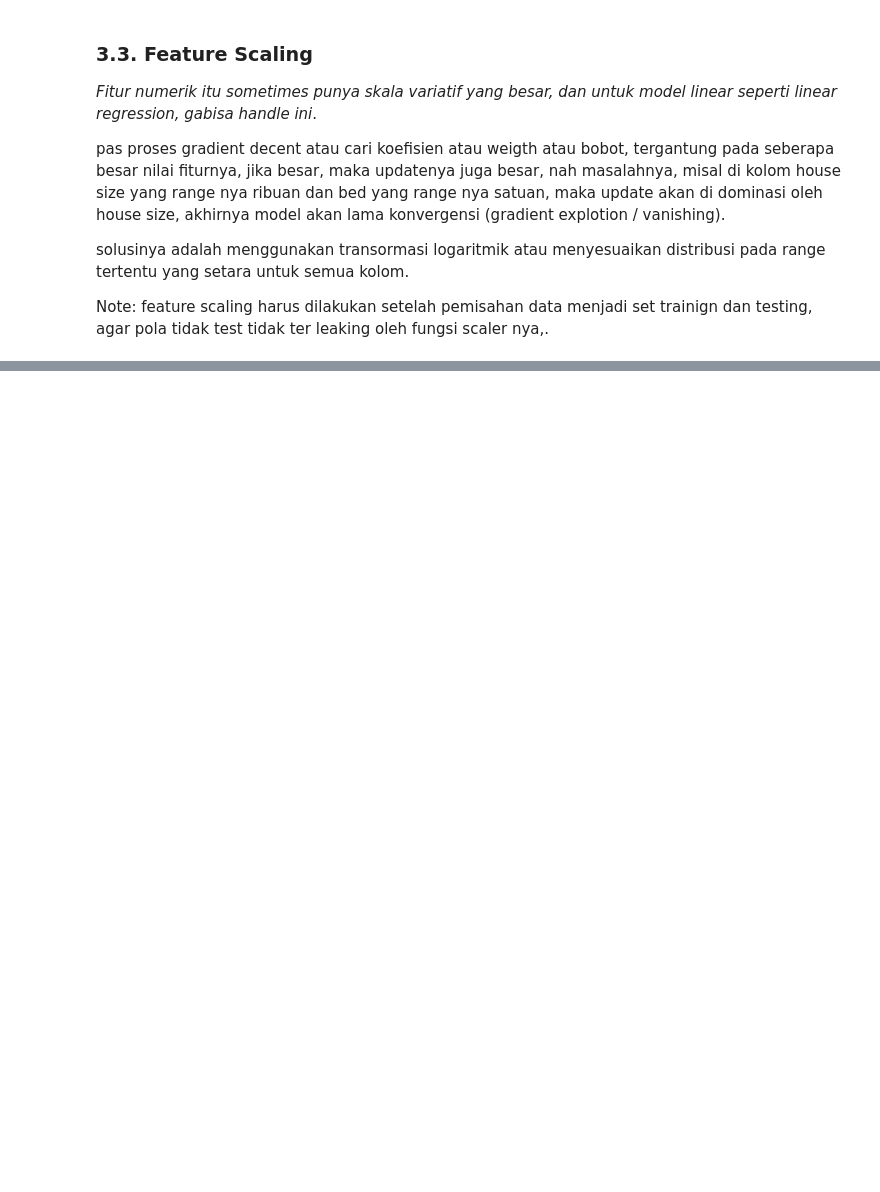
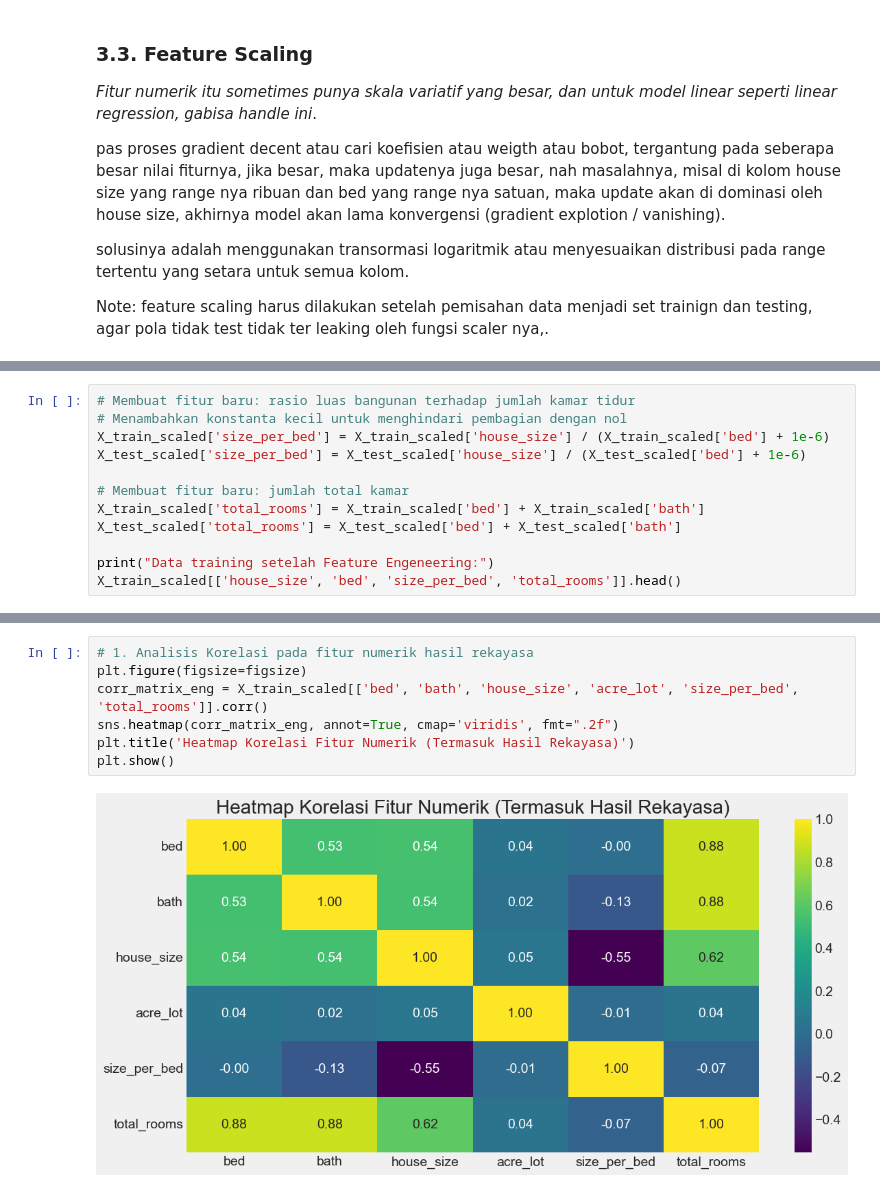
Before and after one commit to Ryanakml/House-Price-Prediction, a Jupyter notebook: house_price_prediction.ipynb, the cells around one changed output, grey strips where cells are left out. Cells and saved outputs as stored; diff of their text form; blank space fills up the shorter version.

```diff
--- a/house_price_prediction.ipynb
+++ b/house_price_prediction.ipynb
@@ -531,0 +583,12 @@ Collecting scikit-learn==1.3.2
+# %%
+# Membuat fitur baru: rasio luas bangunan terhadap jumlah kamar tidur
+# Menambahkan konstanta kecil untuk menghindari pembagian dengan nol
+X_train_scaled['size_per_bed'] = X_train_scaled['house_size'] / (X_train_scaled['bed'] + 1e-6)
+X_test_scaled['size_per_bed'] = X_test_scaled['house_size'] / (X_test_scaled['bed'] + 1e-6)
+
+# Membuat fitur baru: jumlah total kamar
+X_train_scaled['total_rooms'] = X_train_scaled['bed'] + X_train_scaled['bath']
+X_test_scaled['total_rooms'] = X_test_scaled['bed'] + X_test_scaled['bath']
+
+print("Data training setelah Feature Engeneering:")
+X_train_scaled[['house_size', 'bed', 'size_per_bed', 'total_rooms']].head()
@@ -531,0 +615,9 @@ Collecting scikit-learn==1.3.2
+# %%
+# 1. Analisis Korelasi pada fitur numerik hasil rekayasa
+plt.figure(figsize=figsize)
+corr_matrix_eng = X_train_scaled[['bed', 'bath', 'house_size', 'acre_lot', 'size_per_bed', 'total_rooms']].corr()
+sns.heatmap(corr_matrix_eng, annot=True, cmap='viridis', fmt=".2f")
+plt.title('Heatmap Korelasi Fitur Numerik (Termasuk Hasil Rekayasa)')
+plt.show()
+# %% [output]
+[figure, added]
```
Also changed, not shown: parts of 26 cells of this notebook.
